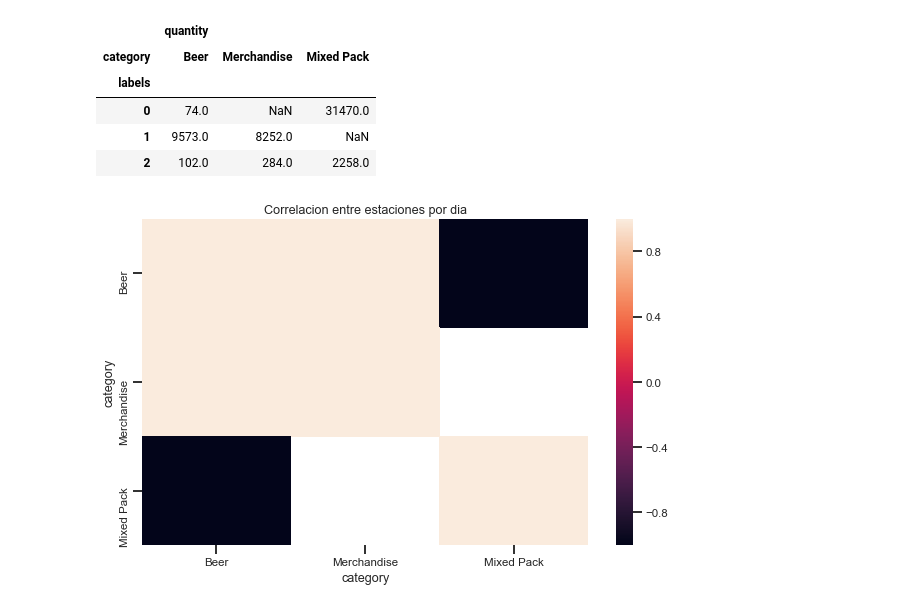
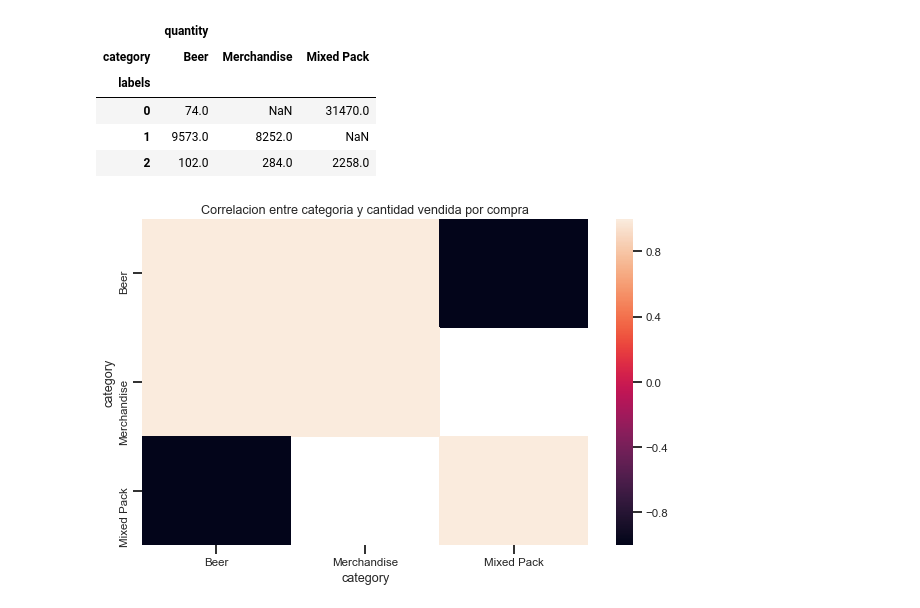
Before and after one commit to AgustinVelurtas/grupo13_clusterai, a Jupyter notebook: tp_grupo13_cdd.ipynb, the cells around one changed output. Saved outputs shown, nothing was run; the diff lists cells and outputs as text; code cells hidden in the pictures.

```diff
--- a/tp_grupo13_cdd.ipynb
+++ b/tp_grupo13_cdd.ipynb
@@ -972,3 +968,10 @@ See the caveats in the documentation: http://pandas.pydata.org/pandas-docs/stabl
 Name: labels, dtype: int64
 # %% [markdown]
 ## EDA de los Clusters encontrados
+# %%
+#Voy a volver a meter los id de usuario, si rompe algo lo sacamos
+tp_aux= tp_h.loc[tp_h['brand'].isin(['Corona', 'Patagonia Brewing Co.', 'BevyBar',
+       'Stella Artois', 'Cervecería y Maltería Quilmes'])]
+tp_nacional['id'] = tp_aux['id']
+tp_nacional['labels'] = kmeans_rd_nac.labels_
+tp_nacional.labels.value_counts()
@@ -1020,8 +1049,8 @@ tp_pivot_nac
 # %%
 plt.figure(figsize=(10,6))
 sns.heatmap(tp_pivot_nac.quantity.corr())
-plt.title("Correlacion entre estaciones por dia")
+plt.title("Correlacion entre categoria y cantidad vendida por compra")
 plt.show()
 # %% [output]
-[figure, old version]
+[figure, new version]
 # %%
```
Also changed, not shown: parts of 26 cells of this notebook.
